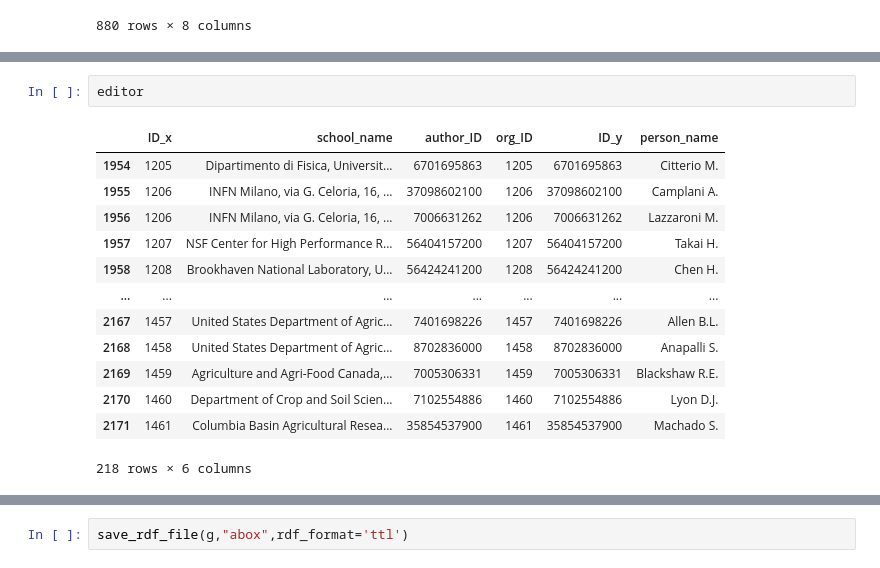
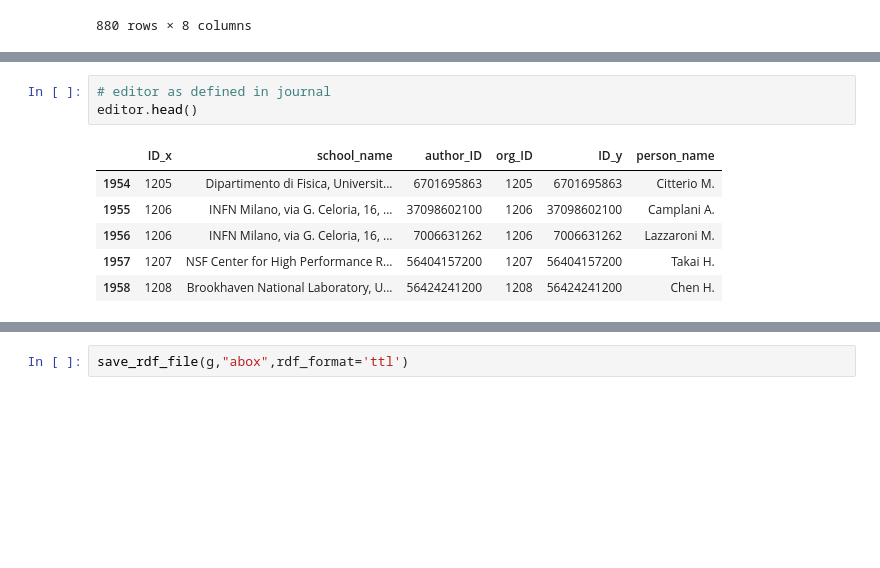
Before and after one commit to vilipche/knowledge-graphs, a Jupyter notebook: Notebooks/abox.ipynb, the cells around one changed output, grey strips where cells are left out. Cells and saved outputs as stored; diff of their text form; blank space fills up the shorter version.

```diff
--- a/abox.ipynb
+++ b/Notebooks/abox.ipynb
@@ -712,19 +655,13 @@ chair
 # %%
-editor
+# editor as defined in journal
+editor.head()
 # %% [output]
 |  | ID_x | school_name | author_ID | org_ID | ID_y | person_name |
 | 1954 | 1205 | Dipartimento di Fisica, Universit... | 6701695863 | 1205 | 6701695863 | Citterio M. |
 | 1955 | 1206 | INFN Milano, via G. Celoria, 16, ... | 37098602100 | 1206 | 37098602100 | Camplani A. |
 | 1956 | 1206 | INFN Milano, via G. Celoria, 16, ... | 7006631262 | 1206 | 7006631262 | Lazzaroni M. |
 | 1957 | 1207 | NSF Center for High Performance R... | 56404157200 | 1207 | 56404157200 | Takai H. |
 | 1958 | 1208 | Brookhaven National Laboratory, U... | 56424241200 | 1208 | 56424241200 | Chen H. |
-| ... | ... | ... | ... | ... | ... | ... |
-| 2167 | 1457 | United States Department of Agric... | 7401698226 | 1457 | 7401698226 | Allen B.L. |
-| 2168 | 1458 | United States Department of Agric... | 8702836000 | 1458 | 8702836000 | Anapalli S. |
-| 2169 | 1459 | Agriculture and Agri-Food Canada,... | 7005306331 | 1459 | 7005306331 | Blackshaw R.E. |
-| 2170 | 1460 | Department of Crop and Soil Scien... | 7102554886 | 1460 | 7102554886 | Lyon D.J. |
-| 2171 | 1461 | Columbia Basin Agricultural Resea... | 35854537900 | 1461 | 35854537900 | Machado S. |
-218 rows × 6 columns
 # %%
 journals['editors'] = editor.iloc[:len(journals)]['person_name'].values
 journals.head()
```
Also changed, not shown: parts of 65 cells of this notebook, 9 other files.
